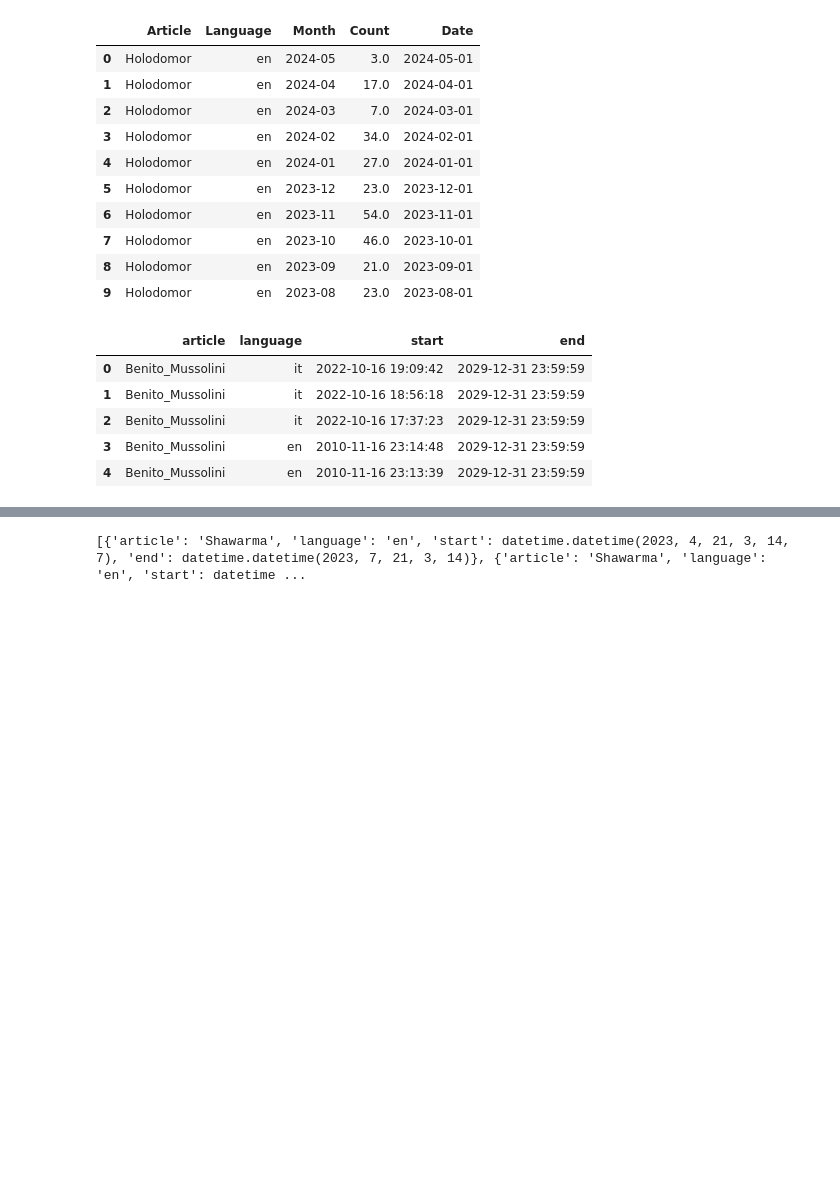
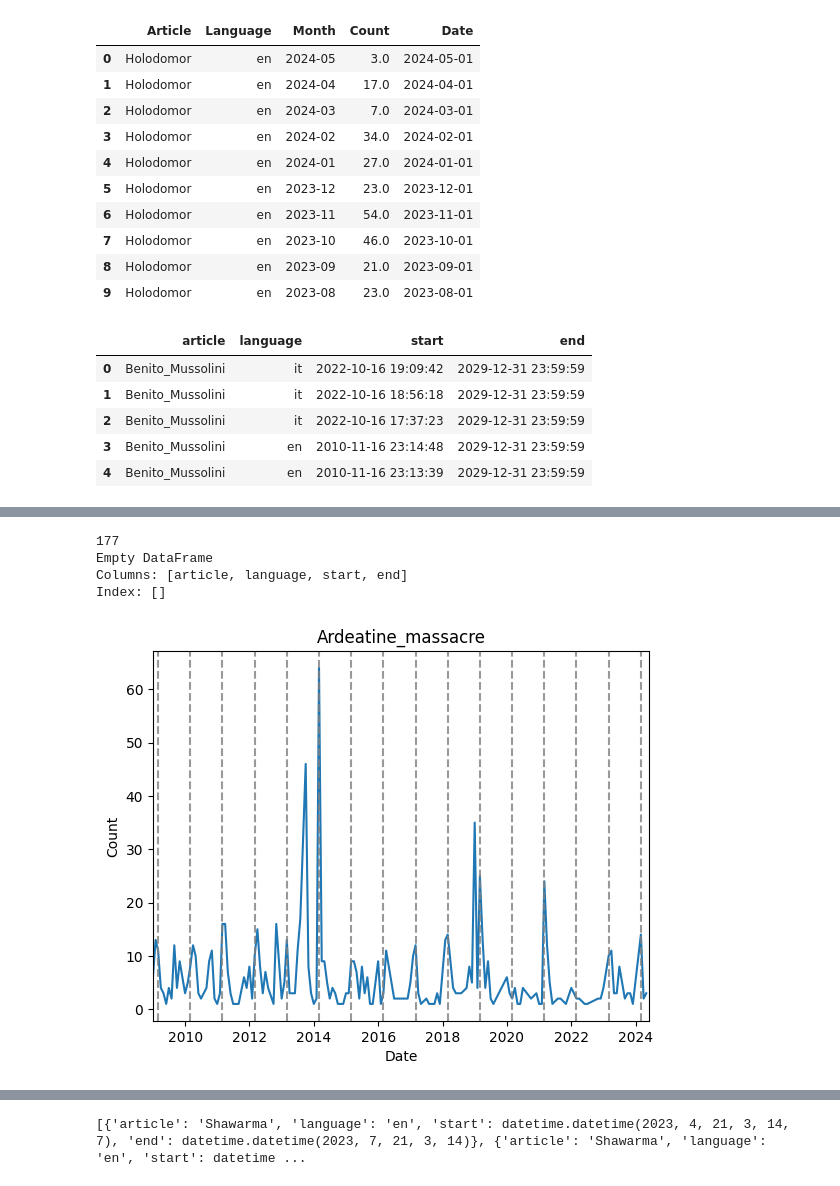
Before and after one commit to Rrisko/WikiEdits, a Jupyter notebook: code/visualisations.ipynb, the cells around one changed output, grey strips where cells are left out. Cells and saved outputs as stored; diff of their text form; code cells hidden in the pictures; blank space fills up the shorter version.

```diff
--- a/code/visualisations.ipynb
+++ b/code/visualisations.ipynb
@@ -191,0 +235,27 @@ print(len(wikiData))
+# %%
+ms = [
+    datetime(2009,3,1),
+    datetime(2010,3,1),
+    datetime(2011,3,1),
+    datetime(2012,3,1),
+    datetime(2013,3,1),
+    datetime(2014,3,1),
+    datetime(2015,3,1),
+    datetime(2016,3,1),
+    datetime(2017,3,1),
+    datetime(2018,3,1),
+    datetime(2019,3,1),
+    datetime(2020,3,1),
+    datetime(2021,3,1),
+    datetime(2022,3,1),
+    datetime(2023,3,1),
+    datetime(2024,3,1)
+    ]
+
+plot_article("Ardeatine_massacre", wikiData, "it", ms)
+# %% [output]
+177
+Empty DataFrame
+Columns: [article, language, start, end]
+Index: []
+[figure, added]
```
Also changed, not shown: parts of 7 cells of this notebook, 2 other files.
